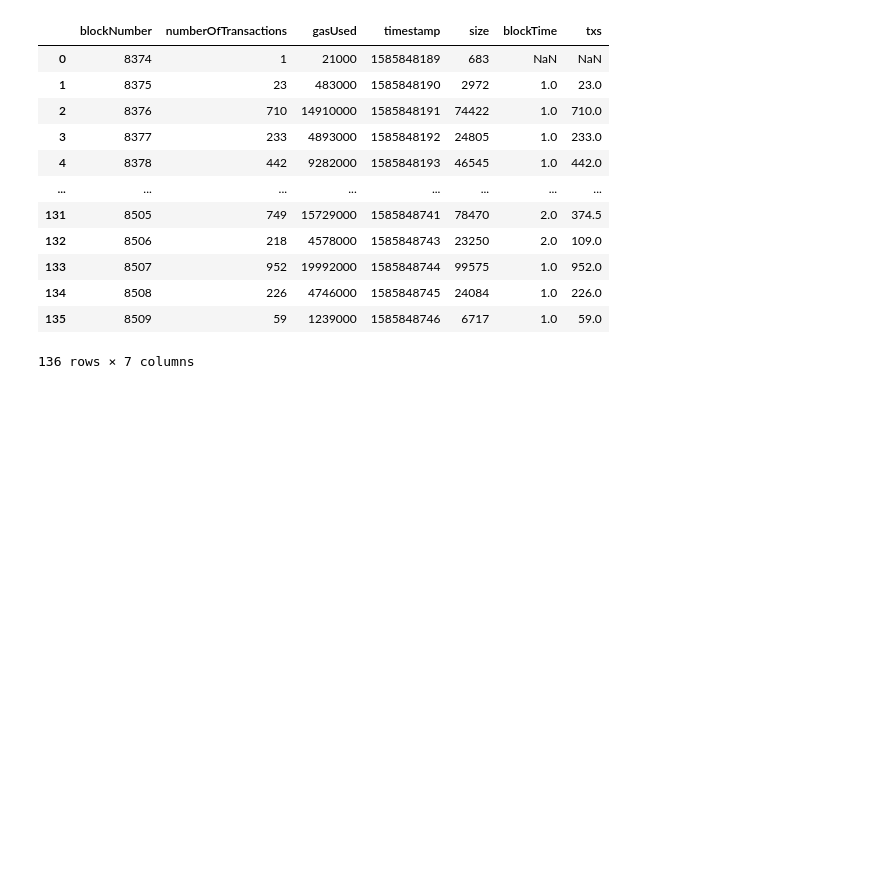
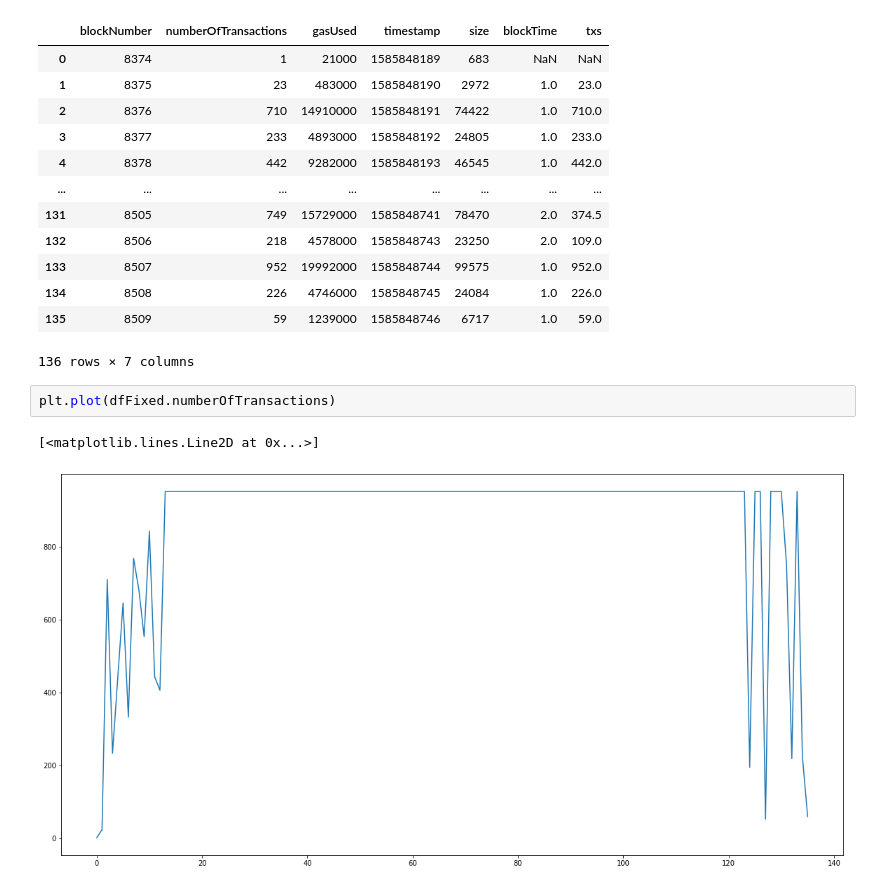
Before and after one commit to lab10-coop/honey-badger-testing, a Jupyter notebook: jupyter/block_analysis.ipynb, the cells around one changed output. Saved outputs shown, nothing was run; the diff lists cells and outputs as text; blank space fills up the shorter version.

```diff
--- a/jupyter/block_analysis.ipynb
+++ b/jupyter/block_analysis.ipynb
@@ -40,4 +40,9 @@ dfFixed
 | 134 | 8508 | 226 | 4746000 | 1585848745 | 24084 | 1.0 | 226.0 |
 | 135 | 8509 | 59 | 1239000 | 1585848746 | 6717 | 1.0 | 59.0 |
 136 rows × 7 columns
+# %%
+plt.plot(dfFixed.numberOfTransactions)
+# %% [output]
+[<matplotlib.lines.Line2D at 0x...>]
+[figure, added]
 # %%
```
Also changed, not shown: parts of 2 cells of this notebook, 26 other files.
